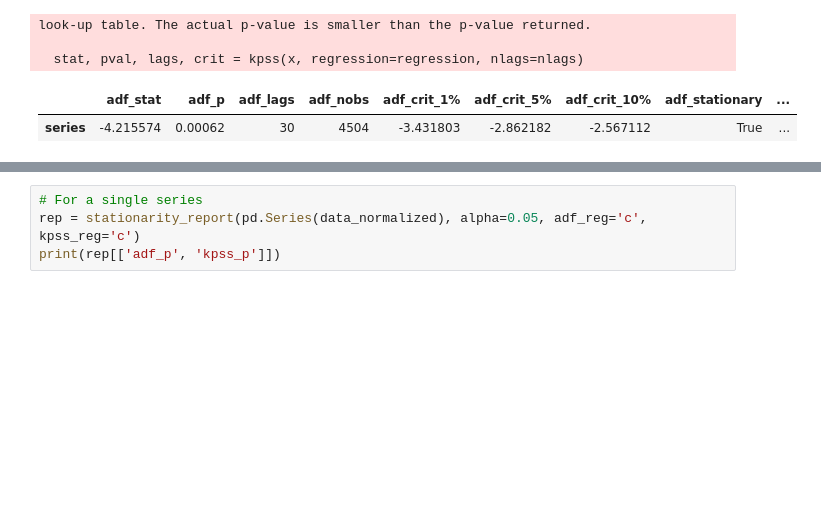
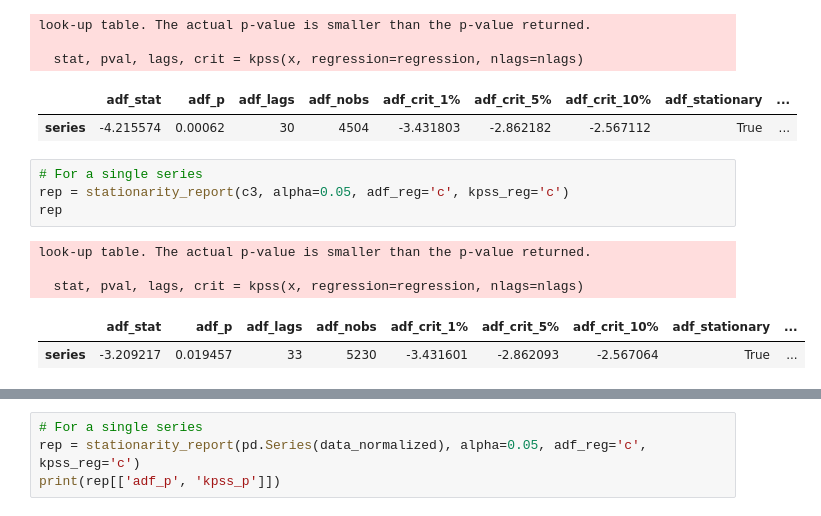
Before and after one commit to AtanasKolevNBU/PhD, a Jupyter notebook: notebooks/data_exploration/ice_eda.ipynb, the cells around one changed output, grey strips where cells are left out. Cells and saved outputs as stored; diff of their text form; blank space fills up the shorter version.

```diff
--- a/notebooks/data_exploration/ice_eda.ipynb
+++ b/notebooks/data_exploration/ice_eda.ipynb
@@ -317,3 +317,13 @@ look-up table. The actual p-value is smaller than the p-value returned.
   stat, pval, lags, crit = kpss(x, regression=regression, nlags=nlags)
 |  | adf_stat | adf_p | adf_lags | adf_nobs | adf_crit_1% | adf_crit_5% | adf_crit_10% | adf_stationary | ... |
 | series | -4.215574 | 0.00062 | 30 | 4504 | -3.431803 | -2.862182 | -2.567112 | True | ... |
+# %%
+# For a single series
+rep = stationarity_report(c3, alpha=0.05, adf_reg='c', kpss_reg='c')
+rep
+# %% [output]
+look-up table. The actual p-value is smaller than the p-value returned.
+
+  stat, pval, lags, crit = kpss(x, regression=regression, nlags=nlags)
+|  | adf_stat | adf_p | adf_lags | adf_nobs | adf_crit_1% | adf_crit_5% | adf_crit_10% | adf_stationary | ... |
+| series | -3.209217 | 0.019457 | 33 | 5230 | -3.431601 | -2.862093 | -2.567064 | True | ... |
```
Also changed, not shown: parts of 1 cell of this notebook, 2 other files.
